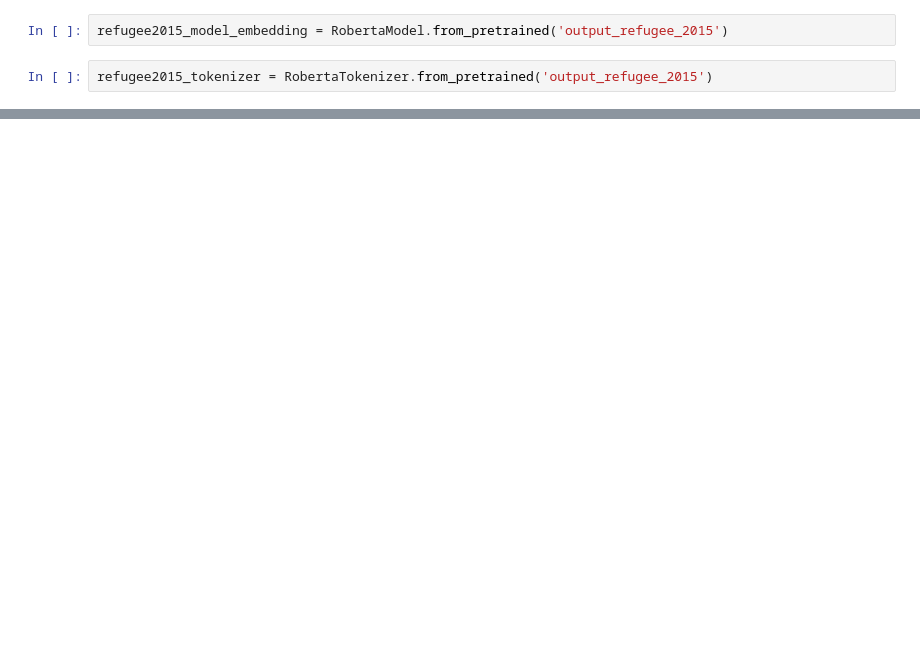
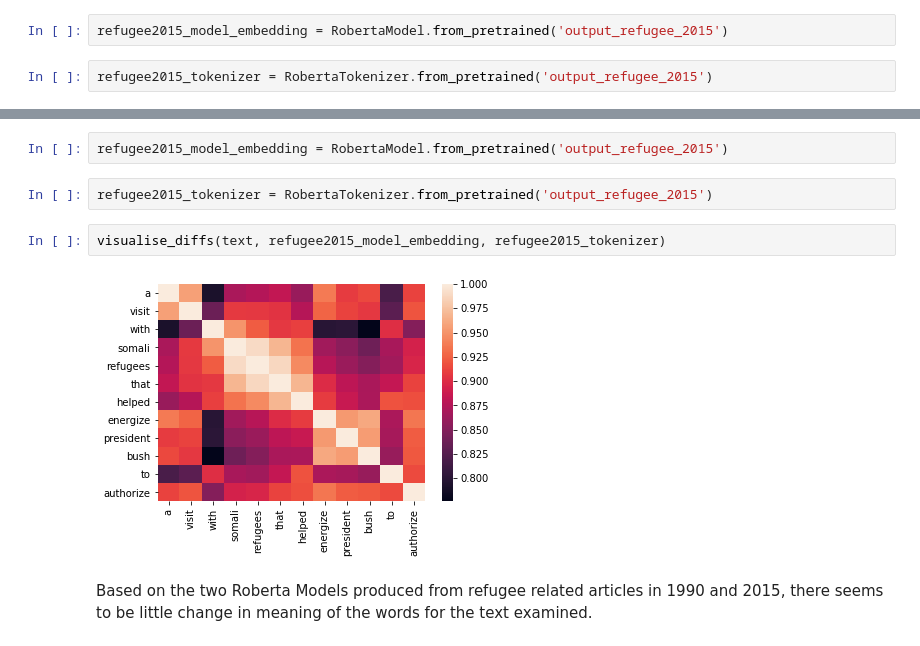
Before and after one commit to rachel-ker/Content-Analysis-2020, a Jupyter notebook: week-8/8-Deep-Neural-Nets-and-Text.ipynb, the cells around one changed output, grey strips where cells are left out. Saved outputs shown, nothing was run; the diff lists cells and outputs as text; blank space fills up the shorter version.

```diff
--- a/week-8/8-Deep-Neural-Nets-and-Text.ipynb
+++ b/week-8/8-Deep-Neural-Nets-and-Text.ipynb
@@ -2350,0 +2377,10 @@ visualise_diffs(text, refugee2015_model_embedding, refugee2015_tokenizer)
+# %%
+refugee2015_model_embedding = RobertaModel.from_pretrained('output_refugee_2015')
+# %%
+refugee2015_tokenizer = RobertaTokenizer.from_pretrained('output_refugee_2015')
+# %%
+visualise_diffs(text, refugee2015_model_embedding, refugee2015_tokenizer)
+# %% [output]
+[figure, added]
+# %% [markdown]
+Based on the two Roberta Models produced from refugee related articles in 1990 and 2015, there seems to be little change in meaning of the words for the text examined.
```
Also changed, not shown: parts of 14 cells of this notebook.
